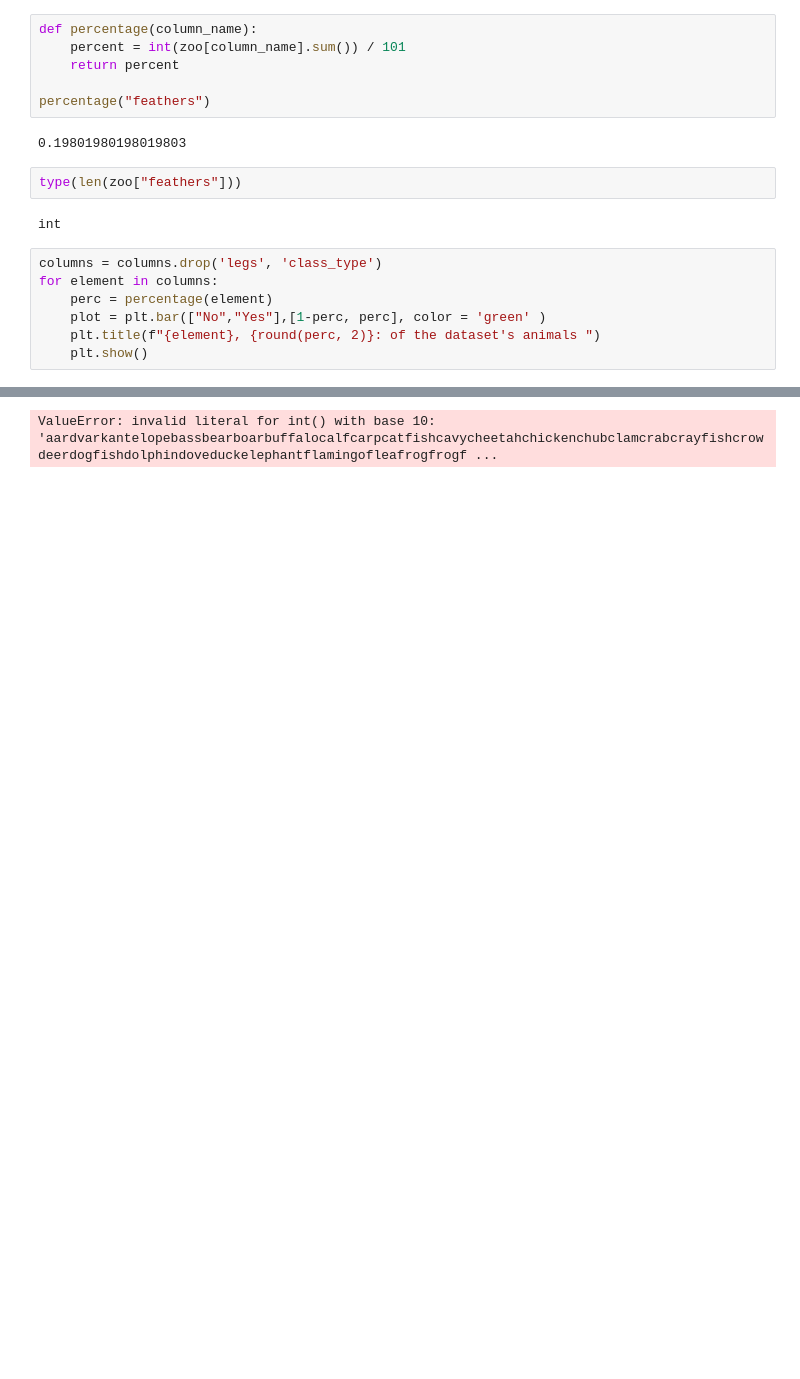
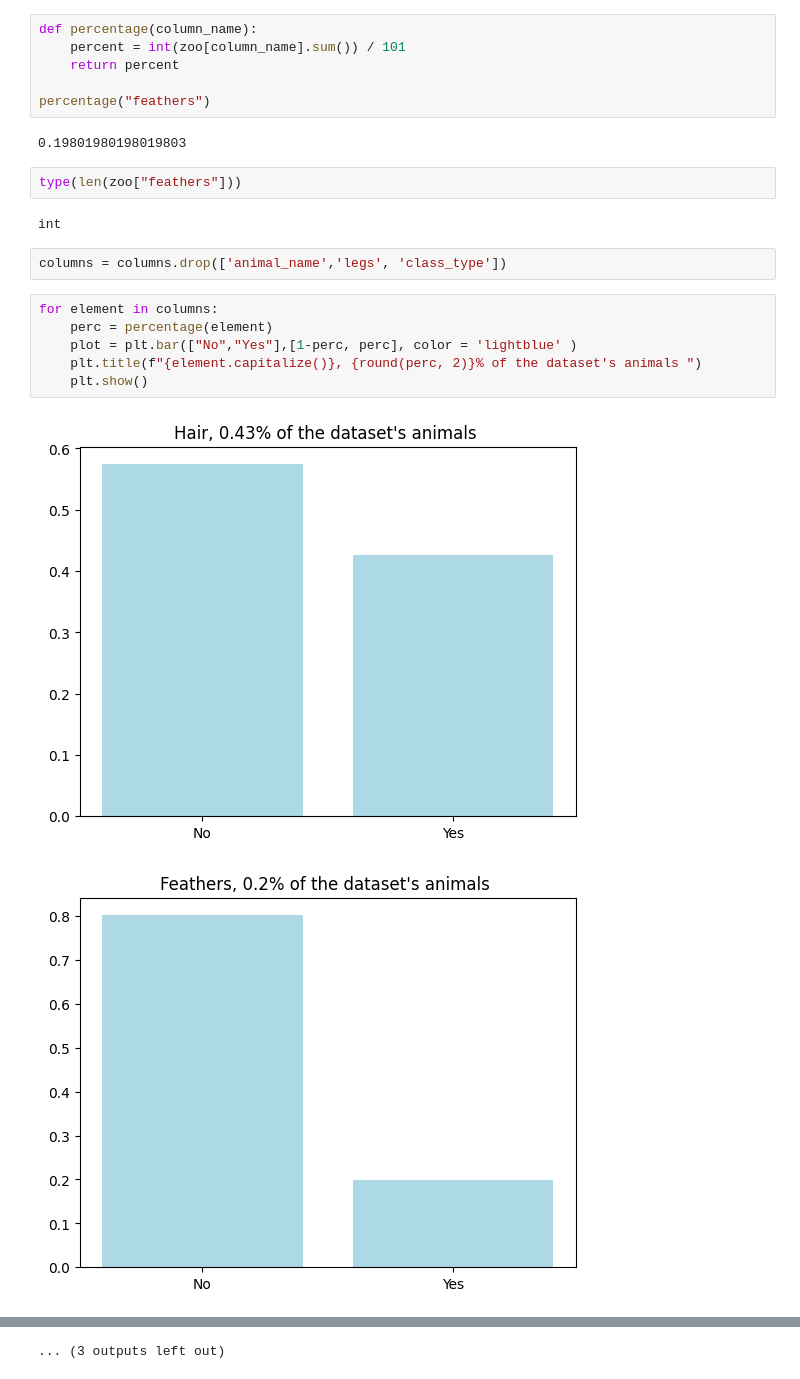
Before and after one commit to b8niiii/project, a Jupyter notebook: animal_notebook.ipynb, the cells around one changed output, grey strips where cells are left out. Cells and saved outputs as stored; diff of their text form; blank space fills up the shorter version.

```diff
--- a/animal_notebook.ipynb
+++ b/animal_notebook.ipynb
@@ -38,11 +38,14 @@ percentage("feathers")
 type(len(zoo["feathers"]))
 # %% [output]
 int
+# %%
+columns = columns.drop(['animal_name','legs', 'class_type'])
 # %%
-columns = columns.drop('legs', 'class_type')
 for element in columns:
     perc = percentage(element)
-    plot = plt.bar(["No","Yes"],[1-perc, perc], color = 'green' )
-    plt.title(f"{element}, {round(perc, 2)}: of the dataset's animals ")
+    plot = plt.bar(["No","Yes"],[1-perc, perc], color = 'lightblue' )
+    plt.title(f"{element.capitalize()}, {round(perc, 2)}% of the dataset's animals ")
     plt.show()
 # %% [output]
+[figure, added]
+[figure, added]
@@ -49 +62 @@ for element in columns:
-ValueError: invalid literal for int() with base 10: 'aardvarkantelopebassbearboarbuffalocalfcarpcatfishcavycheetahchickenchubclamcrabcrayfishcrowdeerdogfishdolphindoveduckelephantflamingofleafrogfrogf ...
+... (3 outputs left out)
```
Also changed, not shown: parts of 4 cells of this notebook.
